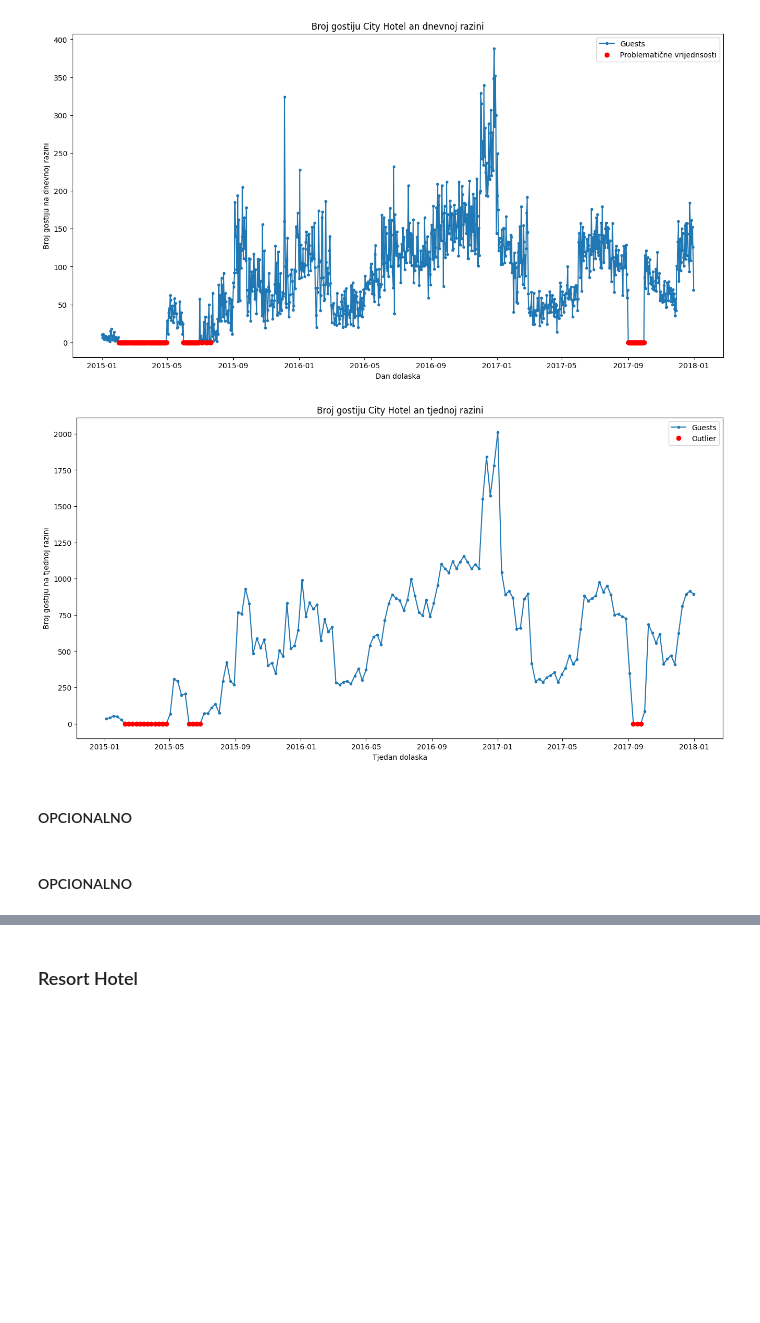
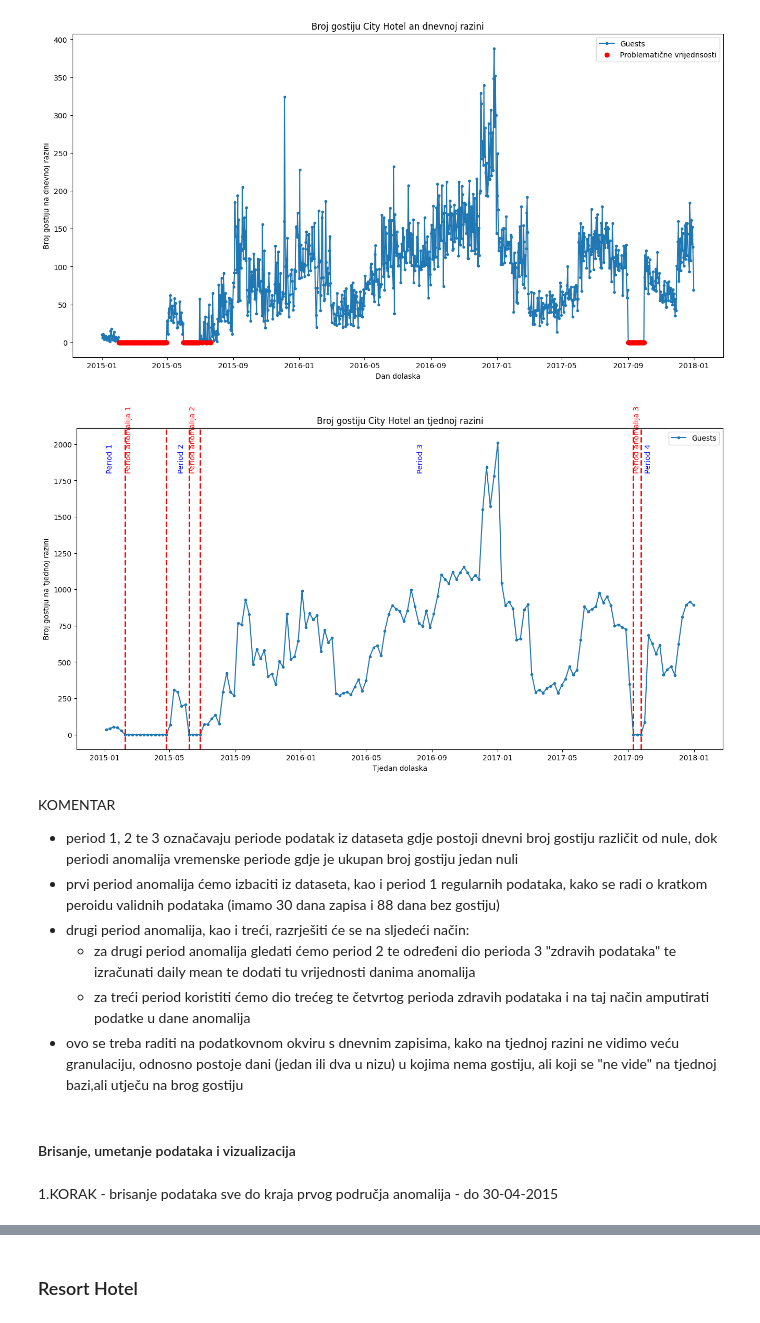
Before and after one commit to MarkoHaralovic/Prediction-of-Hotel-Occupancy, a Jupyter notebook: prediction-of-hotel-occupancy/notebooks/ARIMA_occupancy_prediction.ipynb, the cells around one changed output, grey strips where cells are left out. Saved outputs shown, nothing was run; the diff lists cells and outputs as text; code cells hidden in the pictures; blank space fills up the shorter version.

Commit message:
Added outlier handling in ARIMA script

```diff
--- a/prediction-of-hotel-occupancy/notebooks/ARIMA_occupancy_prediction.ipynb
+++ b/prediction-of-hotel-occupancy/notebooks/ARIMA_occupancy_prediction.ipynb
@@ -174,3 +190,17 @@ Periodi gdje je broj gostiju jednak nuli : od 2015-07-12 do 2015-07-14, ukupno 2
 Periodi gdje je broj gostiju jednak nuli : od 2015-07-19 do 2015-07-19, ukupno 0 dana
 Periodi gdje je broj gostiju jednak nuli : od 2015-07-21 do 2015-07-21, ukupno 0 dana
 Periodi gdje je broj gostiju jednak nuli : od 2017-09-01 do 2017-09-30, ukupno 29 dana
+# %%
+indexes_valid = NumberOfGuestsDailyCity[NumberOfGuestsDailyCity['ukupno_gostiju'] != 0].index
+periods_valid = []
+start_date = indexes_valid[0]
+for i in range(1, len(indexes_valid)):
+    if (indexes_valid[i] - indexes_valid[i-1]).days > 1:
+        end_date = indexes_valid[i-1]
+        periods_valid.append((start_date, end_date))
+        start_date = indexes_valid[i]
+
+periods_valid.append((start_date, indexes_valid[-1]))
+
+for start, end in periods_valid:
+    print(f"Periodi gdje je broj gostiju različit nuli : od {start.date()} do {end.date()}, ukupno {(end - start).days+1} dana")
@@ -196,16 +235,51 @@ plt.show()
 # %% [output]
 [figure]
 # %%
-weekly_indexes = NumberOfGuestsWeeklyCity[NumberOfGuestsWeeklyCity['ukupno_gostiju'] == 0].index
-outliers_weekly = NumberOfGuestsWeeklyCity[NumberOfGuestsWeeklyCity.index.isin(weekly_indexes)]
+indexes = NumberOfGuestsWeeklyCity[NumberOfGuestsWeeklyCity['ukupno_gostiju'] == 0].index
+periods = []
+start_date = indexes[0]
+
+for i in range(1, len(indexes)):
+    if (indexes[i] - indexes[i - 1]).days > 7:
+        end_date = indexes[i - 1]
+        periods.append((start_date, end_date))
+        start_date = indexes[i]
+
+periods.append((start_date, indexes[-1]))
 
 plt.figure(figsize=(16, 8))
 plt.plot(NumberOfGuestsWeeklyCity['ukupno_gostiju'], marker='.', label='Guests')
-plt.plot(outliers_weekly['ukupno_gostiju'], 'o', color='red', label='Outlier')
+
+anomalous_period_count = 1
+normal_period_count = 1
+
+if periods[0][0] != NumberOfGuestsWeeklyCity.index.min():
+    first_normal_end = periods[0][0] - pd.Timedelta(weeks=1)
+    plt.text(NumberOfGuestsWeeklyCity.index.min(), max(NumberOfGuestsWeeklyCity['ukupno_gostiju']) * 0.9, f'Period {normal_period_count}', color='blue', rotation=90)
+    normal_period_count += 1
+
+for i, (start, end) in enumerate(periods):
+    plt.axvline(x=start, color='red', linestyle='--', lw=2)
+    plt.axvline(x=end, color='red', linestyle='--', lw=2)
+    plt.text(start, max(NumberOfGuestsWeeklyCity['ukupno_gostiju']) * 0.9, f'Period anomalija {anomalous_period_count}', color='red', rotation=90)
+    anomalous_period_count += 1
+
+    if i < len(periods) - 1:
+        next_start = periods[i + 1][0]
+        midpoint = pd.to_datetime((end.value + next_start.value) // 2)
+        plt.text(midpoint, max(NumberOfGuestsWeeklyCity['ukupno_gostiju']) * 0.9, f'Period {normal_period_count}', color='blue', rotation=90)
+        normal_period_count += 1
+
+if periods[-1][1] != NumberOfGuestsWeeklyCity.index.max():
+    last_normal_start = periods[-1][1] + pd.Timedelta(weeks=1)
+    plt.text(last_normal_start, max(NumberOfGuestsWeeklyCity['ukupno_gostiju']) * 0.9, f'Period {normal_period_count}', color='blue', rotation=90)
+    normal_period_count += 1
+
 plt.title('Broj gostiju City Hotel an tjednoj razini')
 plt.xlabel('Tjedan dolaska')
 plt.ylabel('Broj gostiju na tjednoj razini')
+
 plt.legend()
 plt.show()
 # %% [output]
-[figure, old version]
+[figure, new version]
@@ -222,2 +285,0 @@ assert new_len == org_len
-# %% [markdown]
-#### OPCIONALNO
@@ -233,2 +285,0 @@ assert new_len == org_len
-# %% [markdown]
-#### OPCIONALNO
@@ -244,0 +286,15 @@ NumberOfGuestsMonthlyCity.head(5)
+# %% [markdown]
+KOMENTAR
+- period 1, 2 te 3 označavaju periode podatak iz dataseta gdje postoji dnevni broj gostiju različit od nule, dok periodi anomalija vremenske
+periode gdje je ukupan broj gostiju jedan nuli
+- prvi period anomalija ćemo izbaciti iz dataseta, kao i period 1 regularnih podataka, kako se radi o kratkom peroidu validnih podataka
+ (imamo 30 dana zapisa i 88 dana bez gostiju)
+- drugi period anomalija, kao i treći, razrješiti će se na sljedeći način:
+   - za drugi period anomalija gledati ćemo period 2 te određeni dio perioda 3 "zdravih podataka" te izračunati daily mean te dodati tu vrijednosti danima anomalija
+   - za treći period koristiti ćemo dio trećeg te četvrtog perioda zdravih podataka i na taj način amputirati podatke u dane anomalija
+- ovo se treba raditi na  podatkovnom okviru s dnevnim zapisima, kako na tjednoj razini ne vidimo veću granulaciju, odnosno postoje dani (jedan ili dva u nizu) u kojima
+  nema gostiju, ali koji se "ne vide" na tjednoj bazi,ali utječu na brog gostiju
+# %% [markdown]
+#### Brisanje, umetanje podataka i vizualizacija
+# %% [markdown]
+1.KORAK - brisanje podataka sve do kraja prvog područja anomalija - do 30-04-2015
```
Also changed, not shown: parts of 20 cells of this notebook.
